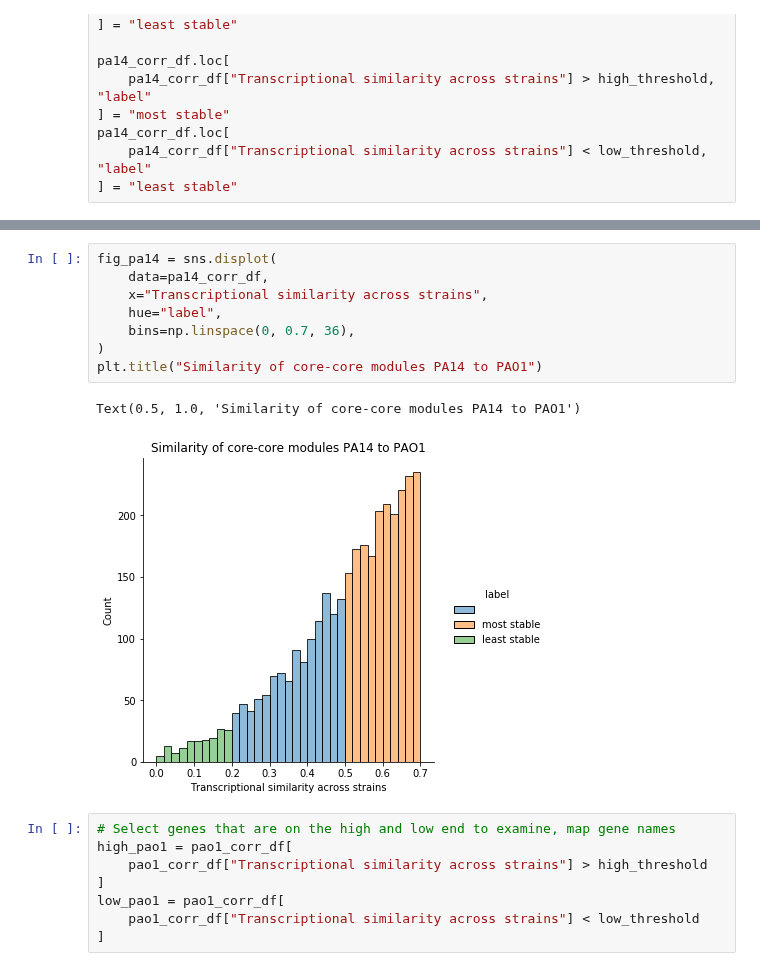
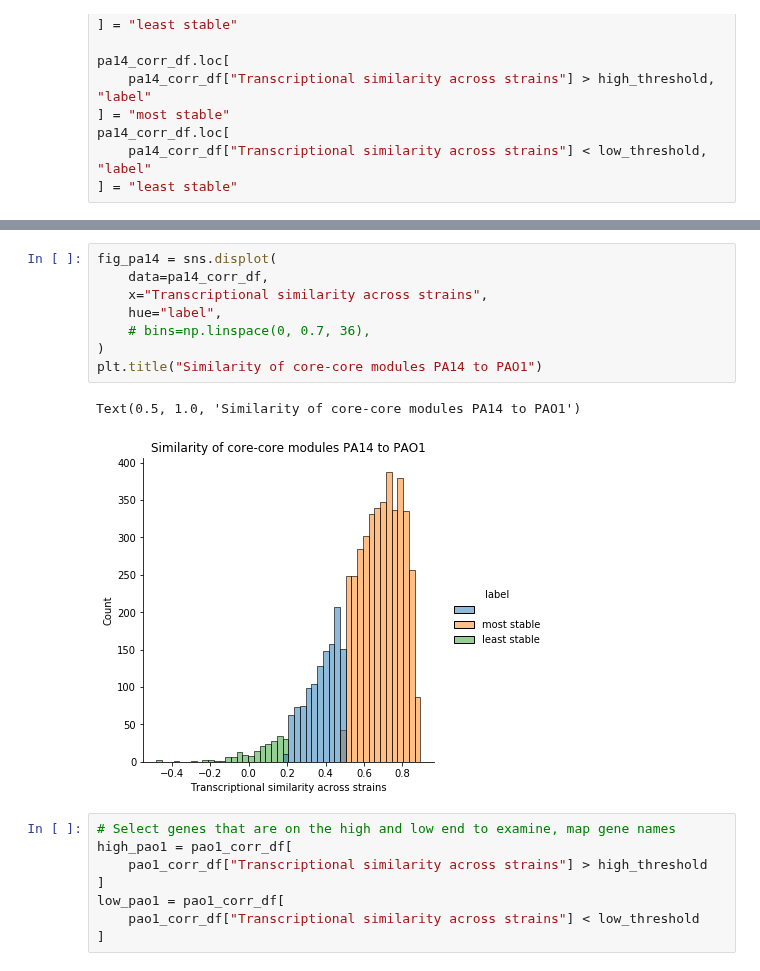
Before and after one commit to greenelab/core-accessory-interactome, a Jupyter notebook: 3_core_core_analysis/1_core_core_relationships_across_strains.ipynb, the cells around one changed output, grey strips where cells are left out. Drawn from its saved outputs; the diff is of its cells as text.

```diff
--- a/3_core_core_analysis/1_core_core_relationships_across_strains.ipynb
+++ b/3_core_core_analysis/1_core_core_relationships_across_strains.ipynb
@@ -296,14 +287,14 @@ Text(0.5, 1.0, 'Similarity of core-core modules PAO1 to PA14')
 # %%
 fig_pa14 = sns.displot(
     data=pa14_corr_df,
     x="Transcriptional similarity across strains",
     hue="label",
-    bins=np.linspace(0, 0.7, 36),
+    # bins=np.linspace(0, 0.7, 36),
 )
 plt.title("Similarity of core-core modules PA14 to PAO1")
 # %% [output]
 Text(0.5, 1.0, 'Similarity of core-core modules PA14 to PAO1')
-[figure, old version]
+[figure, new version]
 # %%
 # Select genes that are on the high and low end to examine, map gene names
 high_pao1 = pao1_corr_df[
```
Also changed, not shown: parts of 15 cells of this notebook, 6 other files.
